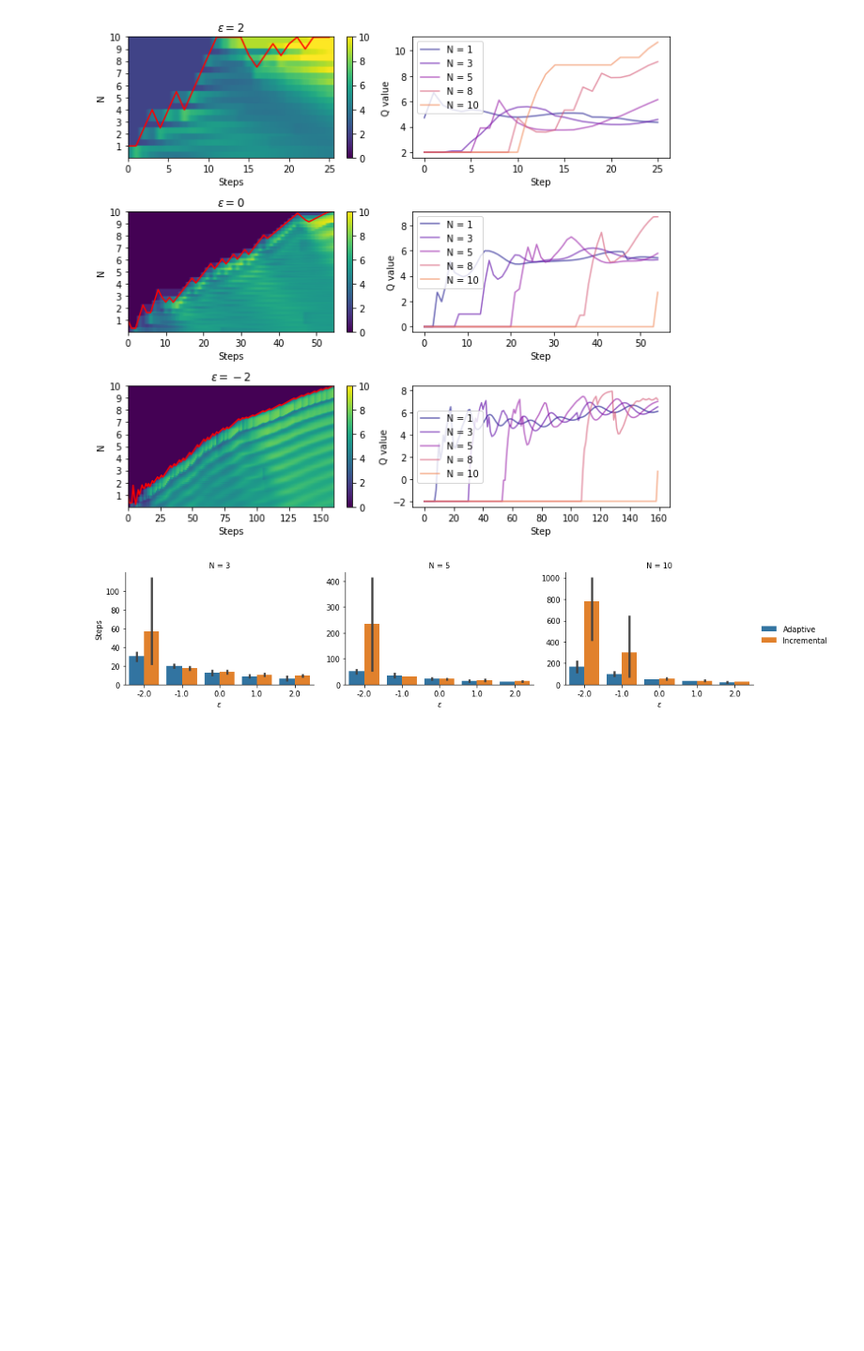
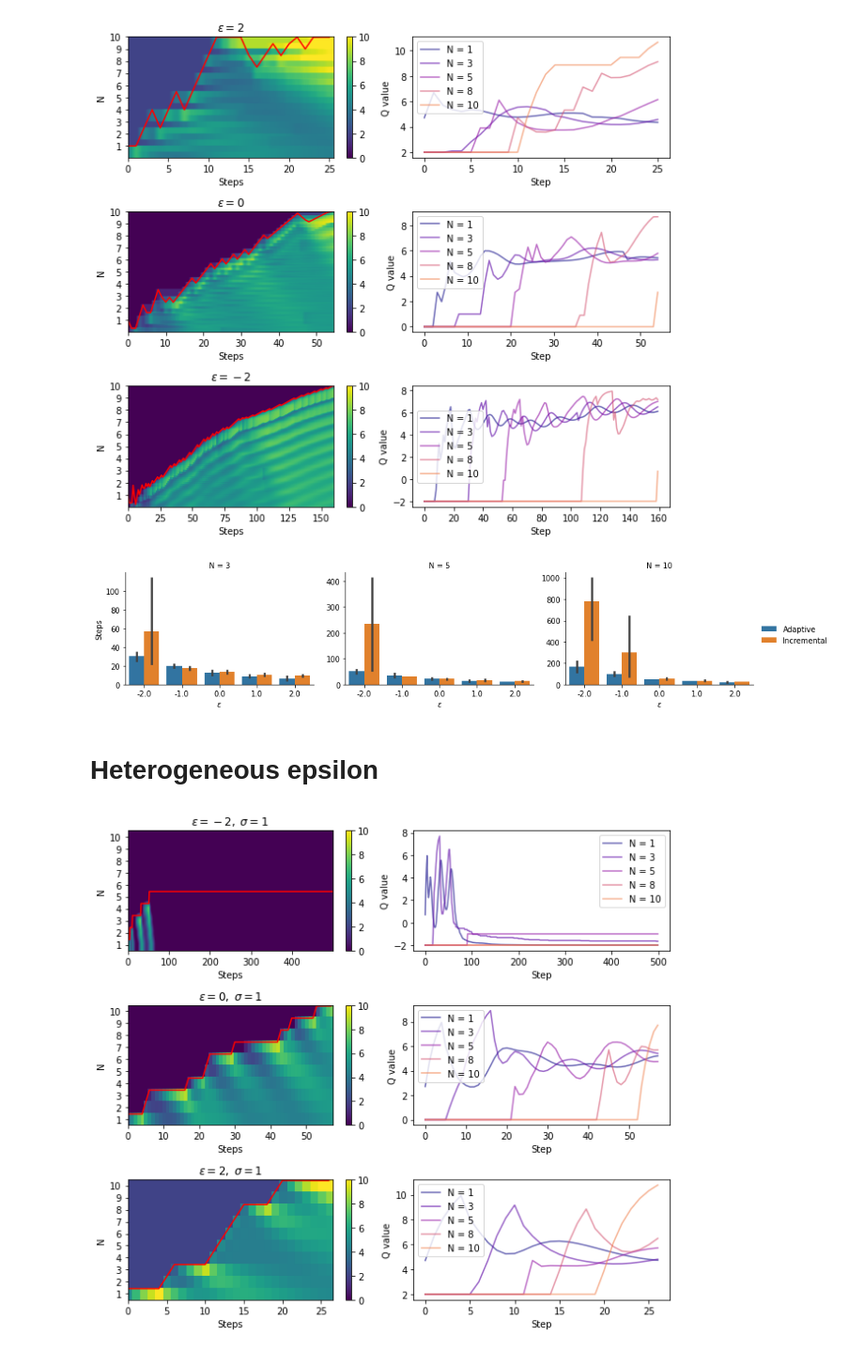
Before and after one commit to wtong98/automated-curriculum-learning, a Jupyter notebook: binary_env/paper_fig/notebook/plotter.ipynb, the cells around one changed output. Shown at 94% size. Saved outputs shown, nothing was run; the diff lists cells and outputs as text; code cells hidden in the pictures; blank space fills up the shorter version.

Commit message:
Add heterogeneous epsilon benchmarks

```diff
--- a/binary_env/paper_fig/notebook/plotter.ipynb
+++ b/binary_env/paper_fig/notebook/plotter.ipynb
@@ -16,6 +16,15 @@ from common import *
 from env import *
 
 
+class NormalDist:
+    def __init__(self, loc=0, scale=1) -> None:
+        self.loc = loc
+        self.scale = scale
+
+    def __call__(self):
+        return np.random.normal(loc=self.loc, scale=self.scale)
+
+
 # The next two functions are common code that make all the trajectory plots. Updating
 # them here will update them everywhere
 def plot_traj_and_qr(traj, qr, eps, N, n_step=1, ax=None, save_path=None):
@@ -23,6 +32,11 @@ def plot_traj_and_qr(traj, qr, eps, N, n_step=1, ax=None, save_path=None):
         plt.clf()
         plt.gcf().set_size_inches(8, 3)
         ax = plt.gca()
+
+    sig = None
+    if type(eps) is NormalDist:
+        sig = eps.scale
+        eps = eps.loc
 
     qr = np.array(qr)
     qr = np.flip(qr.T, axis=0) + eps
@@ -32,7 +46,8 @@ def plot_traj_and_qr(traj, qr, eps, N, n_step=1, ax=None, save_path=None):
     ax.set_yticks(ticks, np.flip(np.arange(N) + 1))
     ax.set_ylabel('N')
     ax.set_xlabel('Steps')
-    ax.set_title(fr'$\epsilon = {eps}$')
+    sig_str = fr',\; \sigma = {sig}'
+    ax.set_title(fr'$\epsilon = {eps} {sig and sig_str}$')
 
     plt.colorbar(im, ax=ax)
 
@@ -50,6 +65,9 @@ def plot_traj_slices(qr, eps, ax=None, n_steps=1):
     if ax == None:
         ax = plt.gca()
 
+    if type(eps) is NormalDist:
+        eps = eps.loc
+
     qr = np.array(qr) + eps
 
     cmap = mpl.colormaps['plasma']
@@ -329,3 +347,20 @@ g.legend.set_title('')
 plt.savefig(fig_dir / 'cont_benchmarks_conjoined.png')
 # %% [output]
 [figure]
+# %% [markdown]
+# Heterogeneous epsilon
+# %%
+### INCREMENTAL
+fig, axs = plt.subplots(3, 2, figsize=(9, 8))
+
+N = 10
+eps = [NormalDist(-2, 1), NormalDist(0, 1), NormalDist(2, 1)]
+
+for e, ax in zip(eps, axs):
+    traj, info = run_exp_inc(eps=e, goal_length=N)
+    plot_traj_and_qr(traj, info['qr'], e, N, ax=ax[0])
+    plot_traj_slices(info['qr'], e, ax=ax[1])
+
+plt.savefig('fig/inc_hetero_sig1.png')
+# %% [output]
+[figure, added]
```
Also changed, not shown: parts of 3 cells of this notebook.
